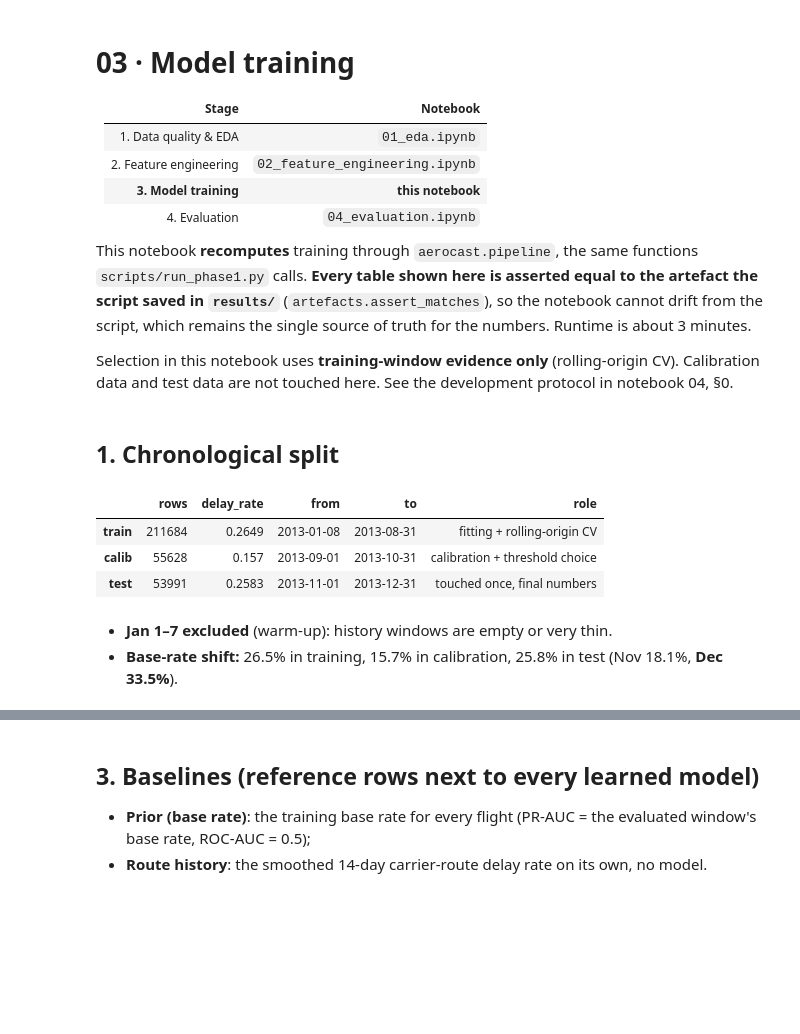
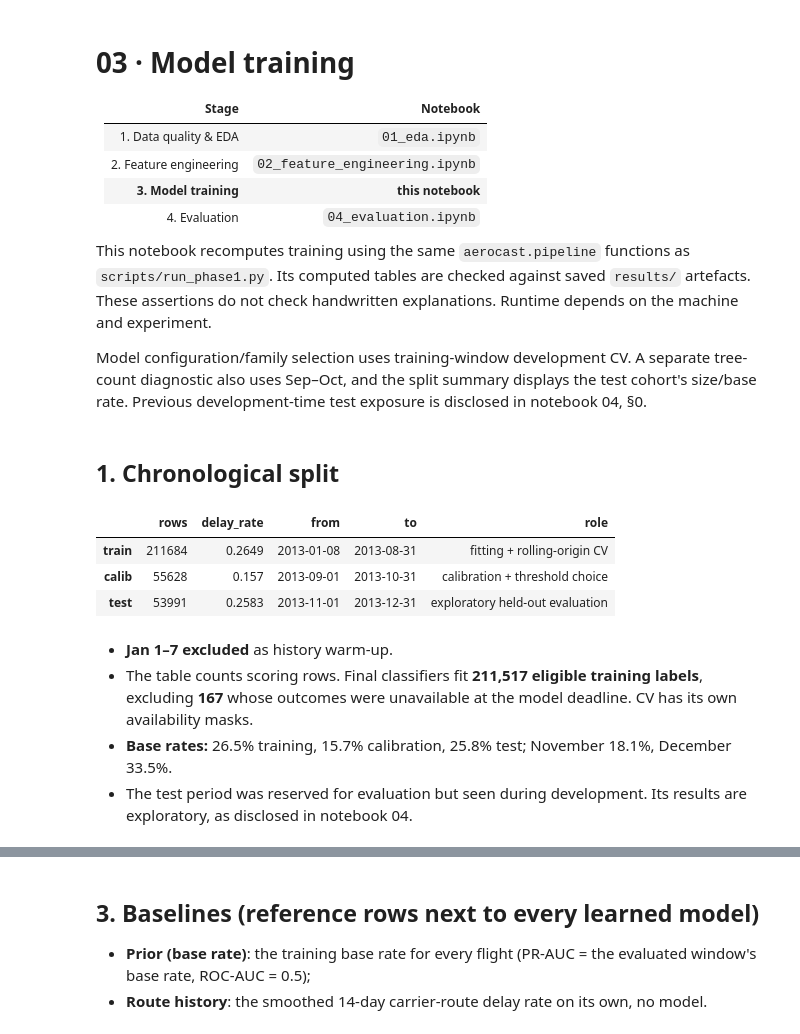
Before and after one commit to nipun1803/AeroCast-AI, a Jupyter notebook: notebooks/03_model_training.ipynb, the cells around one changed output, grey strips where cells are left out. Drawn from its saved outputs; the diff is of its cells as text; code cells hidden in the pictures; blank space fills up the shorter version.

```diff
--- a/notebooks/03_model_training.ipynb
+++ b/notebooks/03_model_training.ipynb
@@ -8,9 +8,9 @@
 | **3. Model training** | **this notebook** |
 | 4. Evaluation | `04_evaluation.ipynb` |
 
-This notebook **recomputes** training through `aerocast.pipeline`, the same functions `scripts/run_phase1.py` calls. **Every table shown here is asserted equal to the artefact the script saved in `results/`** (`artefacts.assert_matches`), so the notebook cannot drift from the script, which remains the single source of truth for the numbers. Runtime is about 3 minutes.
+This notebook recomputes training using the same `aerocast.pipeline` functions as `scripts/run_phase1.py`. Its computed tables are checked against saved `results/` artefacts. These assertions do not check handwritten explanations. Runtime depends on the machine and experiment.
 
-Selection in this notebook uses **training-window evidence only** (rolling-origin CV). Calibration data and test data are not touched here. See the development protocol in notebook 04, §0.
+Model configuration/family selection uses training-window development CV. A separate tree-count diagnostic also uses Sep–Oct, and the split summary displays the test cohort's size/base rate. Previous development-time test exposure is disclosed in notebook 04, §0.
 # %%
 import sys, pathlib
 sys.path.insert(0, str(pathlib.Path.cwd().resolve().parent / "src"))  # make `aerocast` importable
@@ -27,16 +27,18 @@ S = json.loads((R / "summary.json").read_text())
 # %%
 P = pipeline.prepare()
 splits = pd.DataFrame(P.split_summary()).T
 pd.testing.assert_frame_equal(splits, pd.DataFrame(S["splits"]).T)   # == summary.json
-splits.assign(role=["fitting + rolling-origin CV", "calibration + threshold choice", "touched once, final numbers"])
+splits.assign(role=["fitting + rolling-origin CV", "calibration + threshold choice", "exploratory held-out evaluation"])
 # %% [output]
 |  | rows | delay_rate | from | to | role |
 | train | 211684 | 0.2649 | 2013-01-08 | 2013-08-31 | fitting + rolling-origin CV |
 | calib | 55628 | 0.157 | 2013-09-01 | 2013-10-31 | calibration + threshold choice |
-| test | 53991 | 0.2583 | 2013-11-01 | 2013-12-31 | touched once, final numbers |
+| test | 53991 | 0.2583 | 2013-11-01 | 2013-12-31 | exploratory held-out evaluation |
 # %% [markdown]
-* **Jan 1–7 excluded** (warm-up): history windows are empty or very thin.
-* **Base-rate shift:** 26.5% in training, 15.7% in calibration, 25.8% in test (Nov 18.1%, **Dec 33.5%**).
+* **Jan 1–7 excluded** as history warm-up.
+* The table counts scoring rows. Final classifiers fit **211,517 eligible training labels**, excluding **167** whose outcomes were unavailable at the model deadline. CV has its own availability masks.
+* **Base rates:** 26.5% training, 15.7% calibration, 25.8% test; November 18.1%, December 33.5%.
+* The test period was reserved for evaluation but seen during development. Its results are exploratory, as disclosed in notebook 04.
 # %% [markdown]
 ## 2. The two models: theory in brief
 
```
Also changed, not shown: parts of 14 cells of this notebook.
